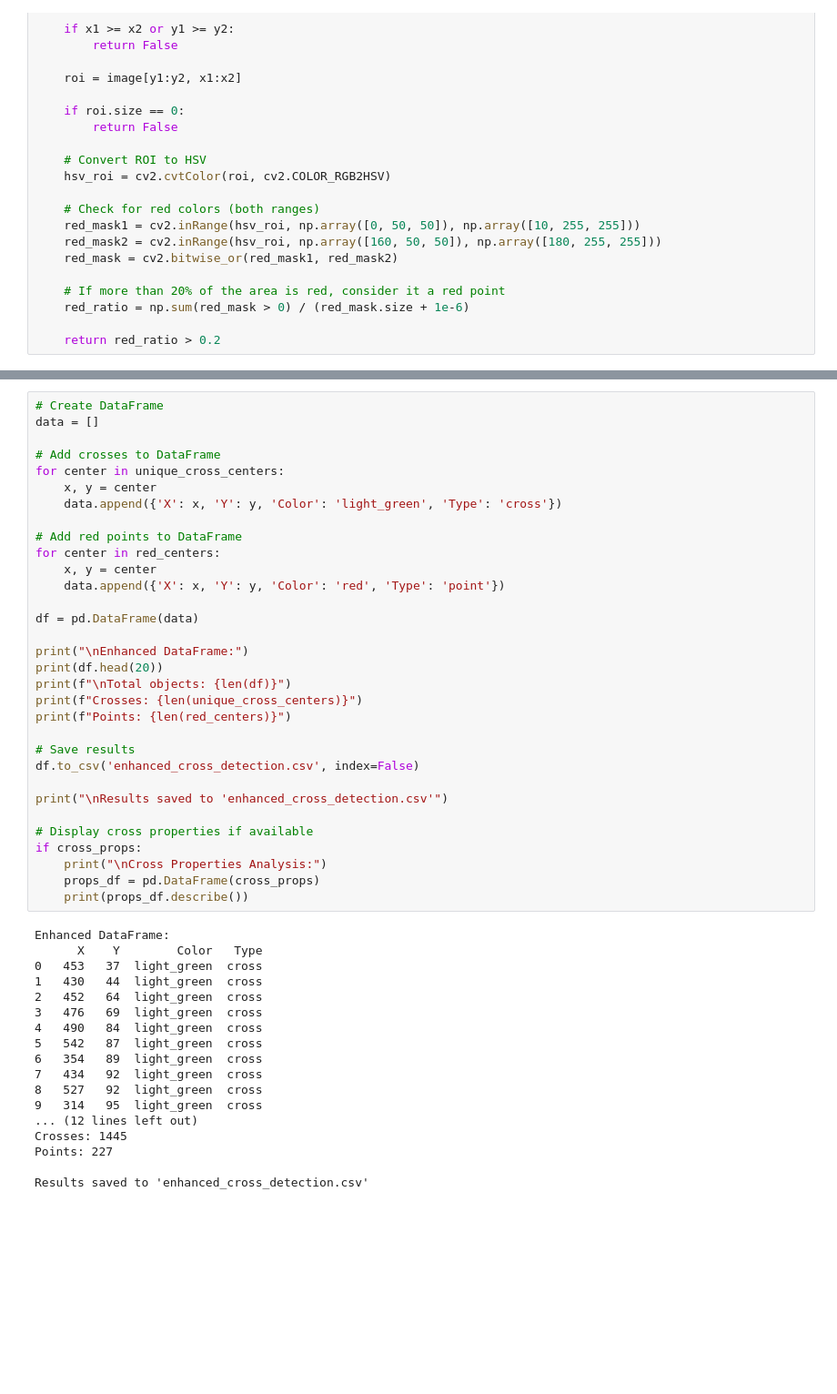
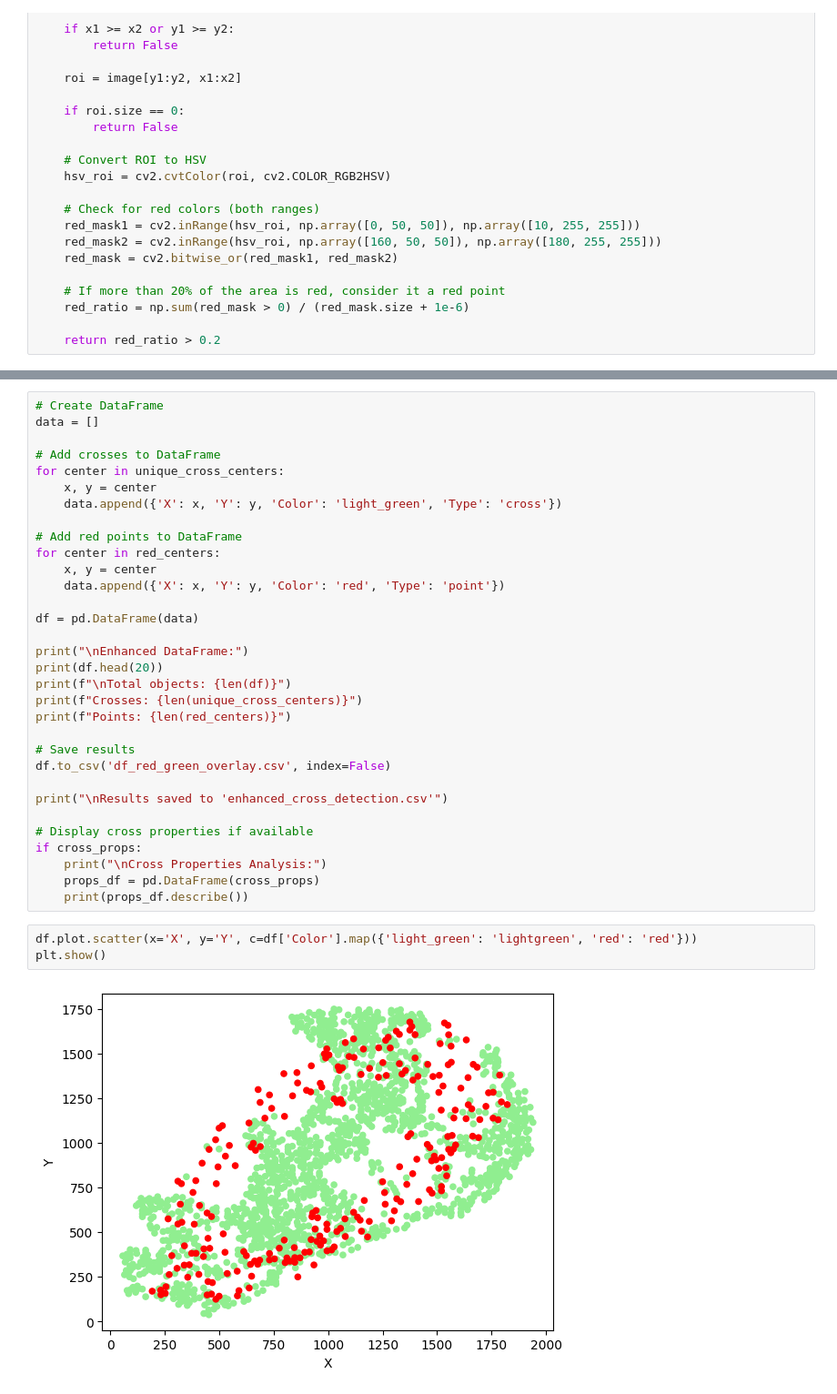
Before and after one commit to TAUforPython/machinelearning, a Jupyter notebook: example Overlay dataset picture to dataframe.ipynb, the cells around one changed output, grey strips where cells are left out. Shown at 91% size. Cells and saved outputs as stored; diff of their text form; blank space fills up the shorter version.

```diff
--- a/example Overlay dataset picture to dataframe.ipynb
+++ b/example Overlay dataset picture to dataframe.ipynb
@@ -581,7 +556,7 @@ print(f"Crosses: {len(unique_cross_centers)}")
 print(f"Points: {len(red_centers)}")
 
 # Save results
-df.to_csv('enhanced_cross_detection.csv', index=False)
+df.to_csv('df_red_green_overlay.csv', index=False)
 
 print("\nResults saved to 'enhanced_cross_detection.csv'")
 
@@ -590,21 +565,8 @@ if cross_props:
     print("\nCross Properties Analysis:")
     props_df = pd.DataFrame(cross_props)
     print(props_df.describe())
-# %% [output]
-Enhanced DataFrame:
-      X    Y        Color   Type
-0   453   37  light_green  cross
-1   430   44  light_green  cross
-2   452   64  light_green  cross
-3   476   69  light_green  cross
-4   490   84  light_green  cross
-5   542   87  light_green  cross
-6   354   89  light_green  cross
-7   434   92  light_green  cross
-8   527   92  light_green  cross
-9   314   95  light_green  cross
-... (12 lines left out)
-Crosses: 1445
-Points: 227
-
-Results saved to 'enhanced_cross_detection.csv'
+# %%
+df.plot.scatter(x='X', y='Y', c=df['Color'].map({'light_green': 'lightgreen', 'red': 'red'}))
+plt.show()
+# %% [output]
+[figure, added]
```
Also changed, not shown: parts of 4 cells of this notebook.
